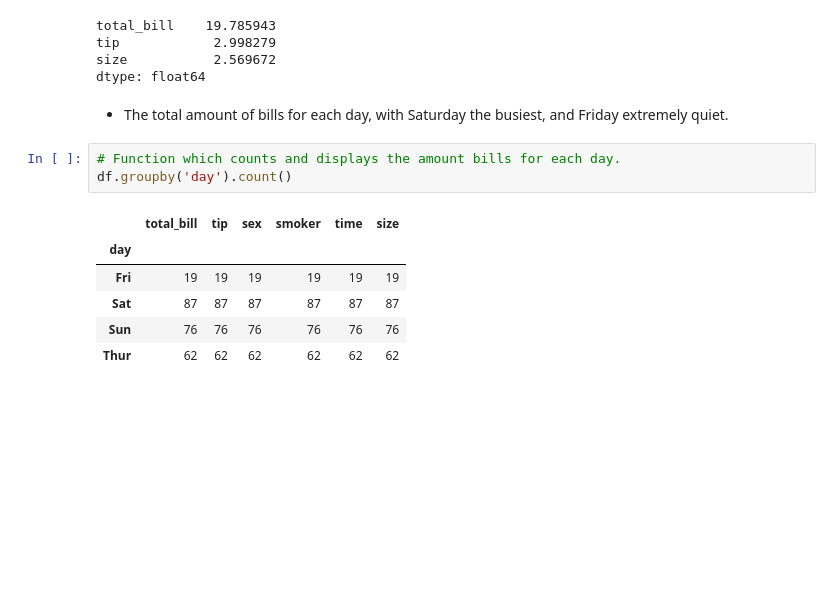
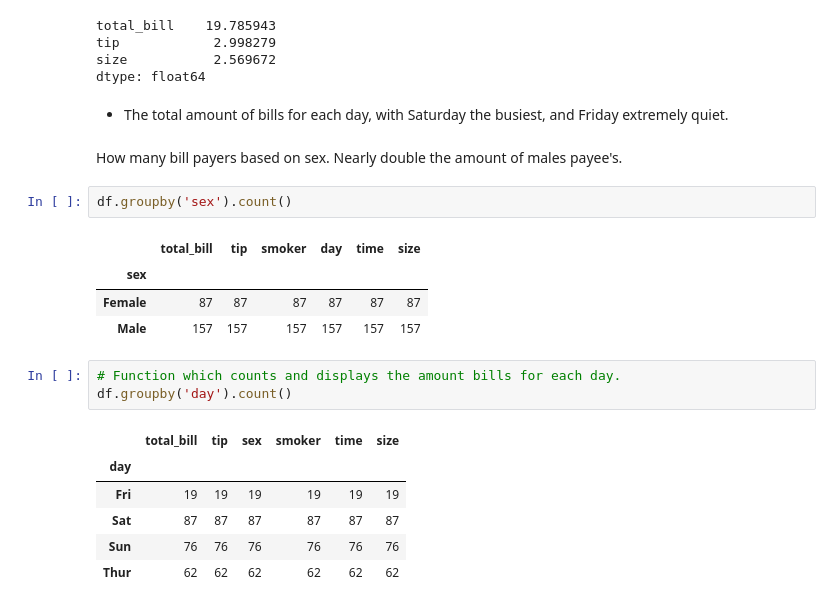
Before and after one commit to daithimarkham/Fund-Project-2019, a Jupyter notebook: The-Tips-Data-Set.ipynb, the cells around one changed output. Saved outputs shown, nothing was run; the diff lists cells and outputs as text; blank space fills up the shorter version.

```diff
--- a/The-Tips-Data-Set.ipynb
+++ b/The-Tips-Data-Set.ipynb
@@ -227,6 +227,15 @@ size           2.569672
 dtype: float64
 # %% [markdown]
 - The total amount of bills for each day, with Saturday the busiest, and Friday extremely quiet.
+# %% [markdown]
+How many bill payers based on sex. Nearly double the amount of males payee's.
+# %%
+df.groupby('sex').count()
+# %% [output]
+|  | total_bill | tip | smoker | day | time | size |
+| sex |  |  |  |  |  |  |
+| Female | 87 | 87 | 87 | 87 | 87 | 87 |
+| Male | 157 | 157 | 157 | 157 | 157 | 157 |
 # %%
 # Function which counts and displays the amount bills for each day.
 df.groupby('day').count()
```
Also changed, not shown: parts of 10 cells of this notebook.
